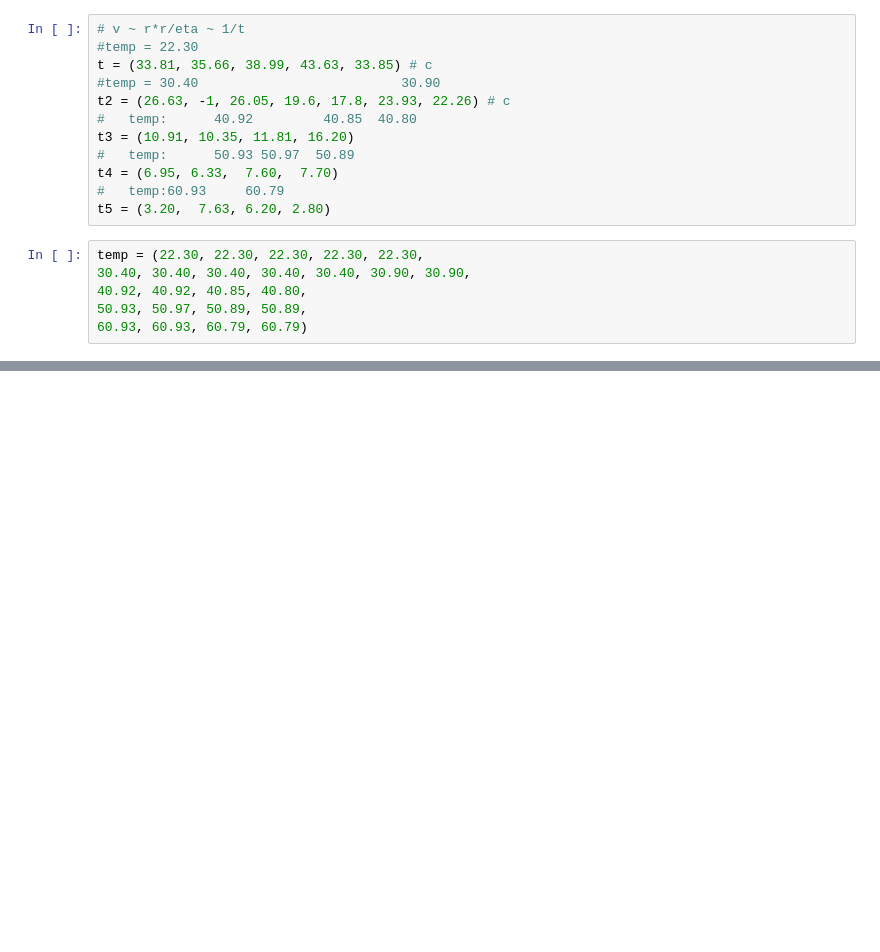
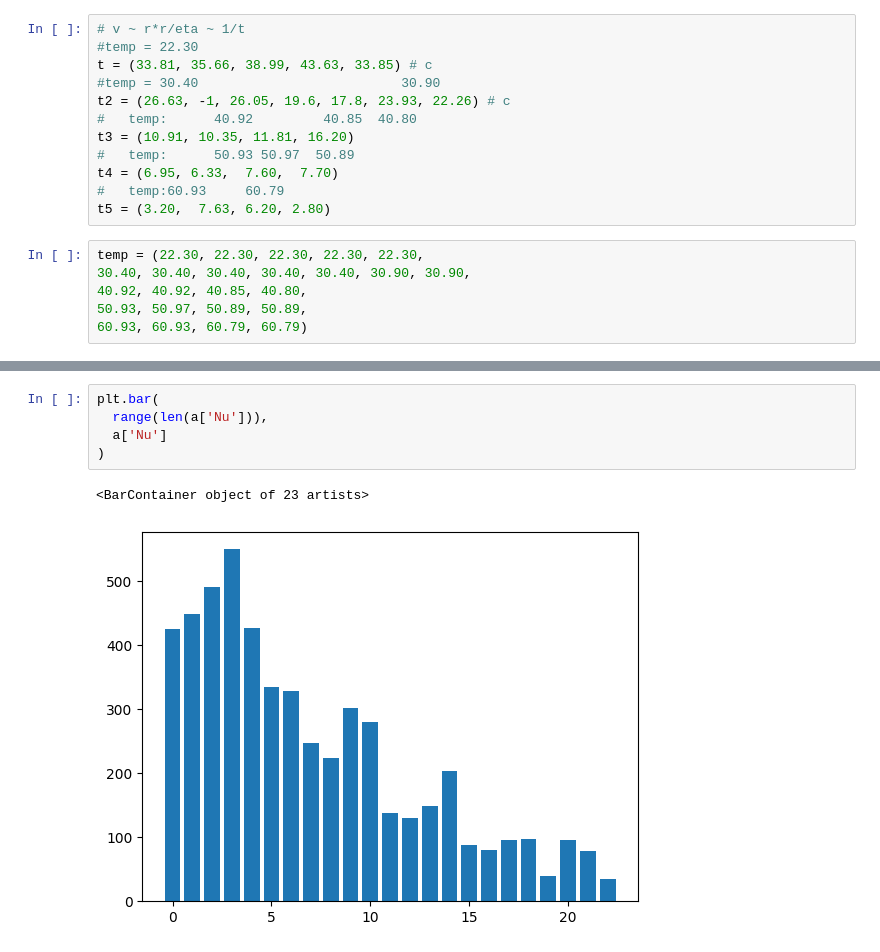
Before and after one commit to ILoveAlgorythms/labs, a Jupyter notebook: 2.2.6/data.ipynb, the cells around one changed output, grey strips where cells are left out. Saved outputs shown, nothing was run; the diff lists cells and outputs as text; blank space fills up the shorter version.

```diff
--- a/2.2.6/data.ipynb
+++ b/2.2.6/data.ipynb
@@ -68 +73,9 @@ a['Nu'] = 2 * 9.81 * radius ** 2 / 9 * ()
+# %%
+plt.bar(
+  range(len(a['Nu'])),
+  a['Nu']
+)
+# %% [output]
+<BarContainer object of 23 artists>
+[figure, added]
 # %%
```
Also changed, not shown: parts of 2 cells of this notebook, 13 other files.
